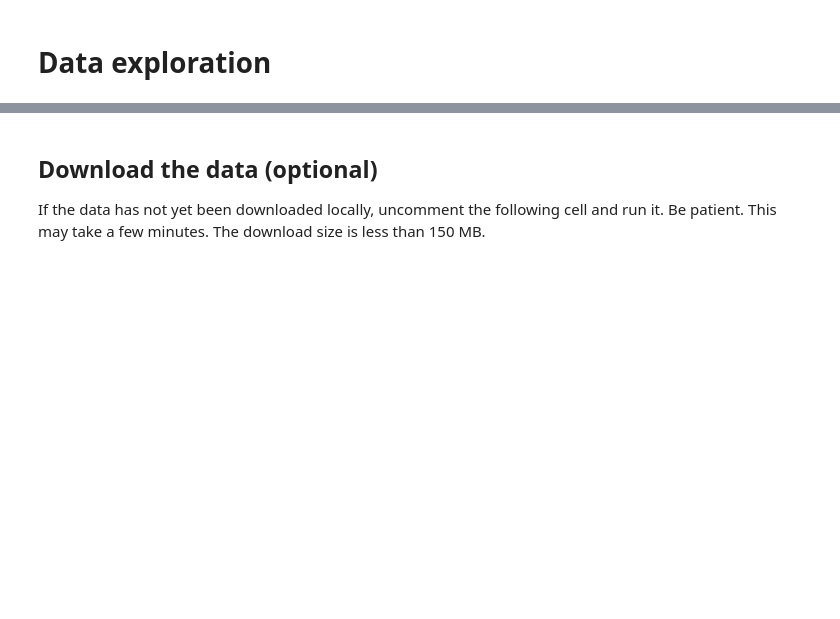
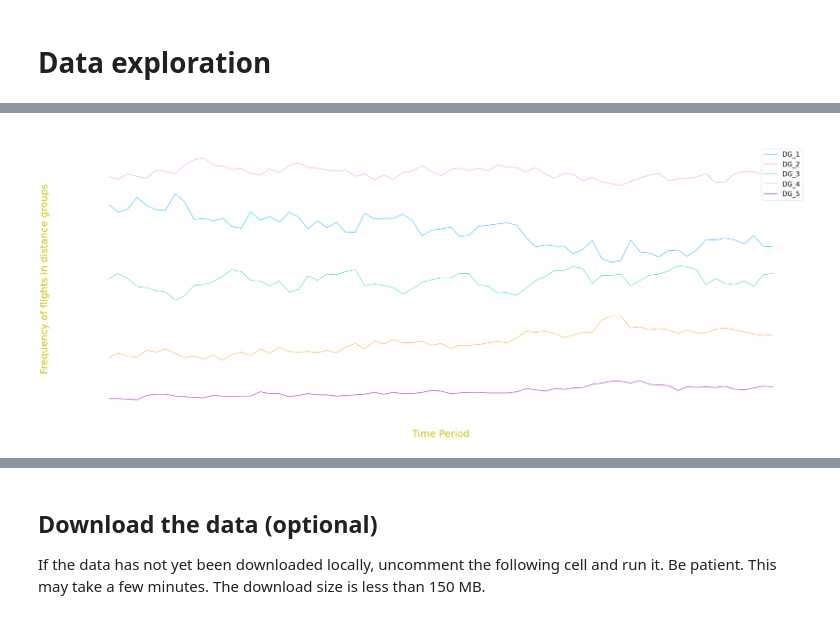
Before and after one commit to alexZajac/airlines_performance, a Jupyter notebook: airlines_performance.ipynb, the cells around one changed output, grey strips where cells are left out. Saved outputs shown, nothing was run; the diff lists cells and outputs as text; code cells hidden in the pictures; blank space fills up the shorter version.

```diff
--- a/airlines_performance.ipynb
+++ b/airlines_performance.ipynb
@@ -152,0 +155,22 @@ from problem import get_data
+# %%
+CB91_Blue = '#2CBDFE'
+CB91_Green = '#47DBCD'
+CB91_Pink = '#F3A0F2'
+CB91_Purple = '#9D2EC5'
+CB91_Violet = '#661D98'
+CB91_Amber = '#F5B14C'
+color_list = [CB91_Blue, CB91_Pink, CB91_Green, CB91_Amber,
+              CB91_Purple, CB91_Violet]
+params = {"ytick.color" : "w",
+          "xtick.color" : "w",
+          'axes.labelsize' : 30,
+          "axes.labelcolor" : "w",
+          "axes.edgecolor" : "w",
+          "axes.titlecolor": "w",
+          'figure.figsize': [40, 15],
+          'axes.prop_cycle': plt.cycler(color=color_list),
+          'figure.dpi' : 75,
+          'legend.fontsize': 20,
+          'font.size': 22
+          }
+plt.rcParams.update(params)
@@ -152,0 +248,3 @@ from problem import get_data
+# %%
+distance_features_df = pd.read_csv('distance_features.csv', index_col=0)
+distance_features_df.head()
@@ -152,0 +268,4 @@ from problem import get_data
+# %%
+distance_features_df['DATE'] = pd.to_datetime(distance_features_df['DATE'])
+distance_features_df = distance_features_df[distance_features_df['UNIQUE_CARRIER_NAME'] == 'Southwest Airlines Co.']
+distance_features_df.head()
@@ -152,0 +279,10 @@ from problem import get_data
+# %%
+plt.figure()
+plt.plot(distance_features_df['DATE'], distance_features_df.iloc[:, 2:])
+plt.legend(distance_features_df.iloc[:, 2:].columns)
+plt.xlabel("Time Period", color = 'y', labelpad = 25)
+plt.ylabel("Frequency of flights in distance groups", color = 'y', labelpad = 25)
+plt.title("Frequency of flights by distance group of SkyWest Airlines over the period 2014 - 2019", pad = 25)
+plt.show()
+# %% [output]
+[figure, added]
```
Also changed, not shown: parts of 22 cells of this notebook.
